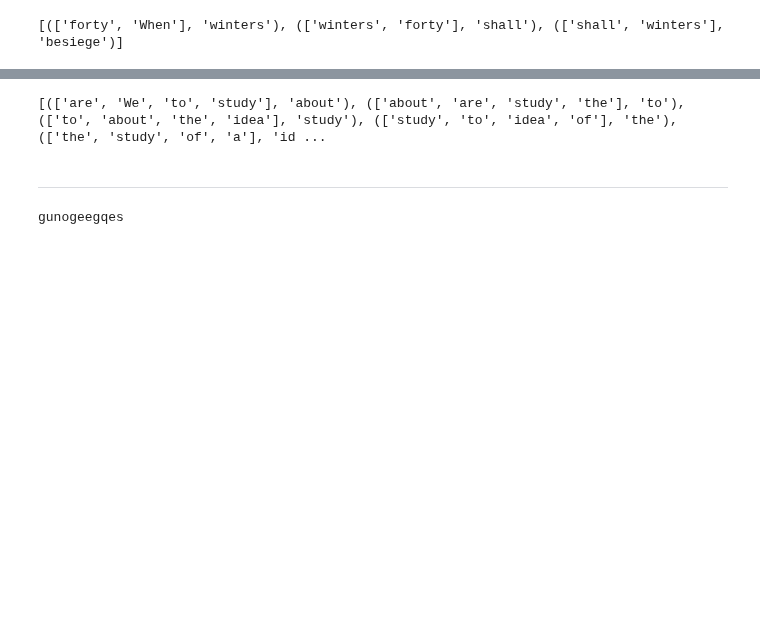
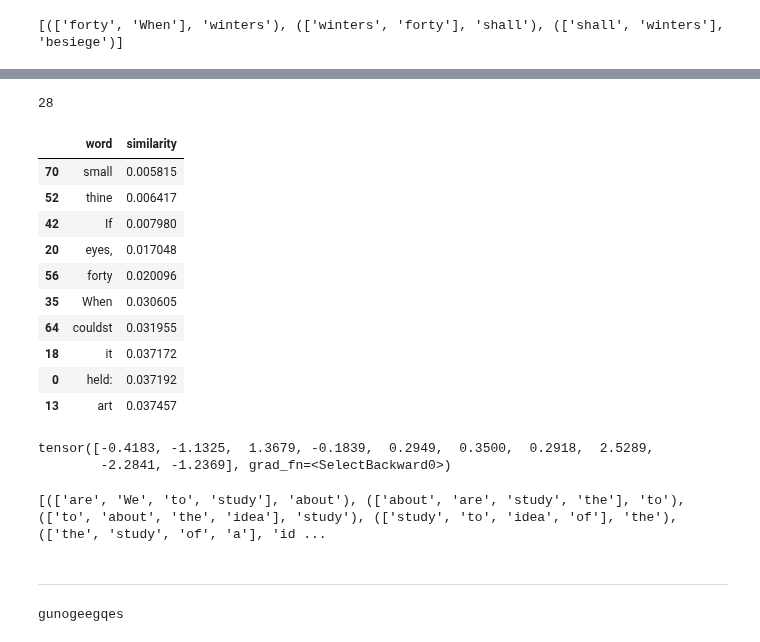
Before and after one commit to ELGUN00/Word2Vec, a Jupyter notebook: notebook.ipynb, the cells around one changed output, grey strips where cells are left out. Drawn from its saved outputs; the diff is of its cells as text; code cells hidden in the pictures; blank space fills up the shorter version.

Commit message:
Adding similar words

```diff
--- a/notebook.ipynb
+++ b/notebook.ipynb
@@ -102,0 +107,4 @@ tensor([-0.2692,  1.3117, -0.8906, -0.7521, -0.0578,  2.2006, -0.7550, -0.4346,
+# %%
+word_to_ix['cold.']
+# %% [output]
+28
@@ -103,3 +113,32 @@ tensor([-0.2692,  1.3117, -0.8906, -0.7521, -0.0578,  2.2006, -0.7550, -0.4346,
+# %%
+word = 'cold.'
+word_arr = []
+dist_arr = []
+for w in vocab:
+    # dist = torch.norm( - model.embeddings.weight[word_to_ix[w]])
+    dist = torch.cosine_similarity(model.embeddings.weight[word_to_ix[word]].unsqueeze(0),model.embeddings.weight[word_to_ix[w]].unsqueeze(0))
+    word_arr.append(w)
+    dist_arr.append(torch.norm(dist).item())
+df = pd.DataFrame({'word':word_arr,'similarity':dist_arr})
+# %%
+df.sort_values(by='similarity').head(10)
+# %% [output]
+|  | word | similarity |
+| 70 | small | 0.005815 |
+| 52 | thine | 0.006417 |
+| 42 | If | 0.007980 |
+| 20 | eyes, | 0.017048 |
+| 56 | forty | 0.020096 |
+| 35 | When | 0.030605 |
+| 64 | couldst | 0.031955 |
+| 18 | it | 0.037172 |
+| 0 | held: | 0.037192 |
+| 13 | art | 0.037457 |
+# %%
+model.embeddings.weight[word_to_ix["When"]]
+# %% [output]
+tensor([-0.4183, -1.1325,  1.3679, -0.1839,  0.2949,  0.3500,  0.2918,  2.5289,
+        -2.2841, -1.2369], grad_fn=<SelectBackward0>)
 # %%
 CONTEXT_SIZE = 2
 raw_text = """We are about to study the idea of a computational process.
```
Also changed, not shown: parts of 25 cells of this notebook, 1 other file.
